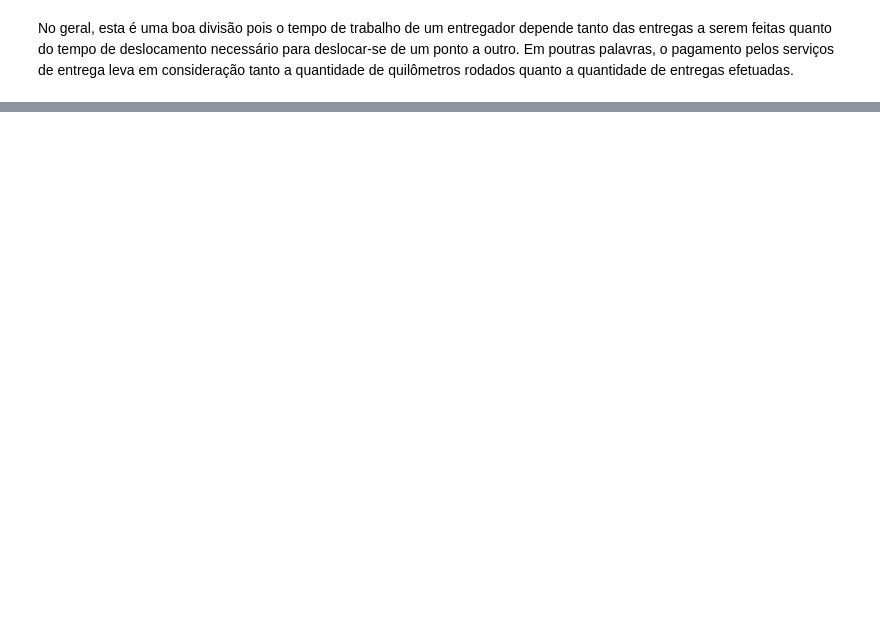
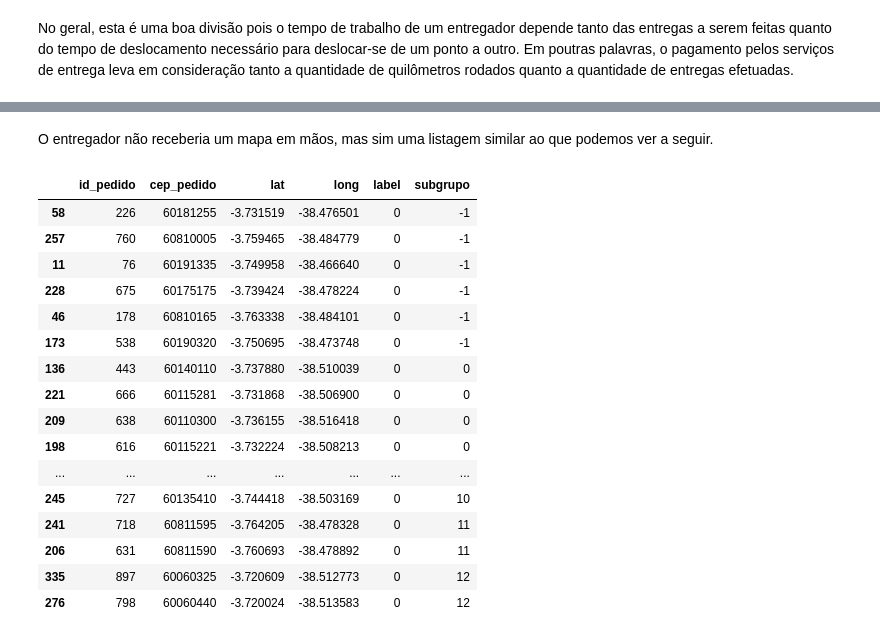
Before and after one commit to lgalicki/tcc-pos-ciecia-de-dados-pucmg, a Jupyter notebook: 4 - Clusterização para organização das entregas.ipynb, the cells around one changed output, grey strips where cells are left out. Drawn from its saved outputs; the diff is of its cells as text; code cells hidden in the pictures; blank space fills up the shorter version.

Commit message:
Finalização do NB4: clusterização para entregas.

```diff
--- a/4 - Clusterização para organização das entregas.ipynb
+++ b/4 - Clusterização para organização das entregas.ipynb
@@ -464,0 +195,5 @@ df_ce
+# %%
+cluster_int = 0
+
+df_ce = df[df['label'] == cluster_int].copy()
+df_ce.head()
@@ -464,0 +209,25 @@ df_ce
+# %%
+X = df_ce[['lat','long']]
+scaler = StandardScaler()
+scaled_X = scaler.fit_transform(X)
+
+ms = scaled_X.shape[1]
+
+# Descobrindo o valor de eps a ser usado
+eps = 0.001
+
+while True:
+    modelo_dbscan = DBSCAN(min_samples=ms,eps=eps)
+    subgrupos = modelo_dbscan.fit_predict(scaled_X)
+
+    nr_outliers = np.sum(modelo_dbscan.labels_ == -1) # DBSCAN atribui label -1 aos outliers
+    perc_outliers = 100 * nr_outliers / len(modelo_dbscan.labels_)
+
+    if perc_outliers <= 5 or len(np.unique(subgrupos)) == 14:
+        eps_final = eps
+        break
+    else:
+        eps += 0.05
+
+df_ce['subgrupo'] = subgrupos
+df_ce.head()
@@ -464,0 +256,23 @@ df_ce
+# %% [markdown]
+O entregador não receberia um mapa em mãos, mas sim uma listagem similar ao que podemos ver a seguir.
+# %%
+pd.set_option("display.max_rows", None)
+df_ce.sort_values('subgrupo')
+# %% [output]
+|  | id_pedido | cep_pedido | lat | long | label | subgrupo |
+| 58 | 226 | 60181255 | -3.731519 | -38.476501 | 0 | -1 |
+| 257 | 760 | 60810005 | -3.759465 | -38.484779 | 0 | -1 |
+| 11 | 76 | 60191335 | -3.749958 | -38.466640 | 0 | -1 |
+| 228 | 675 | 60175175 | -3.739424 | -38.478224 | 0 | -1 |
+| 46 | 178 | 60810165 | -3.763338 | -38.484101 | 0 | -1 |
+| 173 | 538 | 60190320 | -3.750695 | -38.473748 | 0 | -1 |
+| 136 | 443 | 60140110 | -3.737880 | -38.510039 | 0 | 0 |
+| 221 | 666 | 60115281 | -3.731868 | -38.506900 | 0 | 0 |
+| 209 | 638 | 60110300 | -3.736155 | -38.516418 | 0 | 0 |
+| 198 | 616 | 60115221 | -3.732224 | -38.508213 | 0 | 0 |
+| ... | ... | ... | ... | ... | ... | ... |
+| 245 | 727 | 60135410 | -3.744418 | -38.503169 | 0 | 10 |
+| 241 | 718 | 60811595 | -3.764205 | -38.478328 | 0 | 11 |
+| 206 | 631 | 60811590 | -3.760693 | -38.478892 | 0 | 11 |
+| 335 | 897 | 60060325 | -3.720609 | -38.512773 | 0 | 12 |
+| 276 | 798 | 60060440 | -3.720024 | -38.513583 | 0 | 12 |
```
Also changed, not shown: parts of 29 cells of this notebook.
